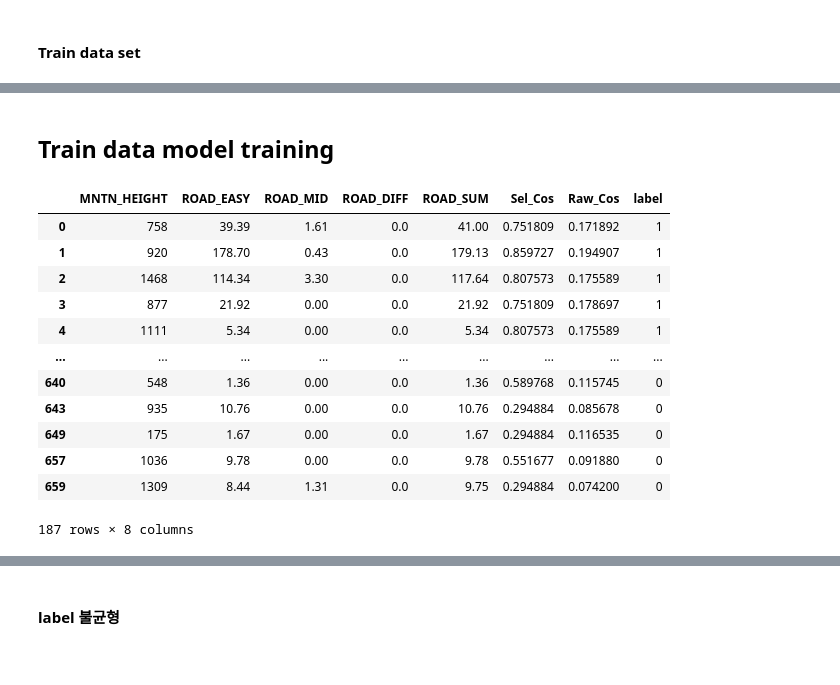
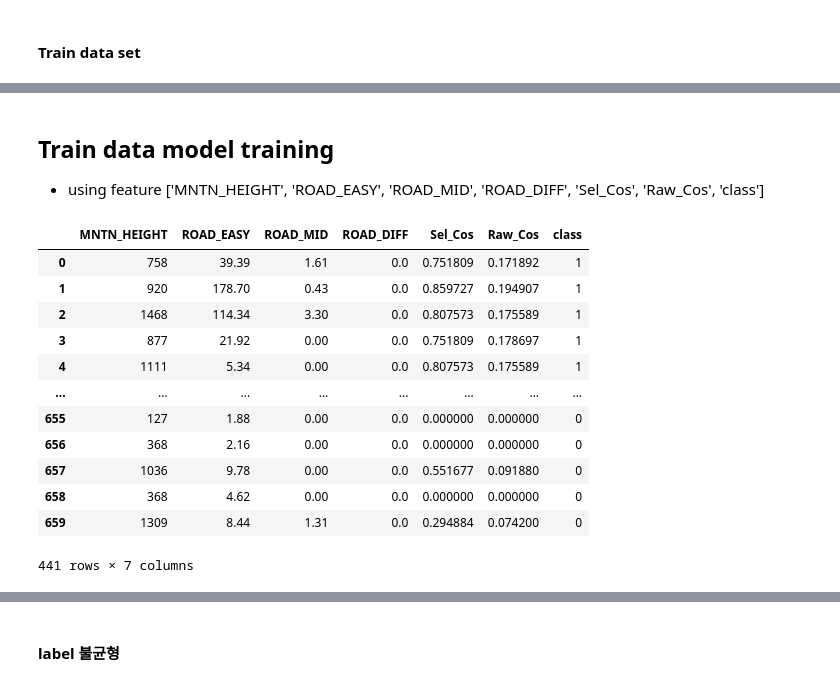
Before and after one commit to YSdoubleM/Passion_Mountain, a Jupyter notebook: Proj_modeling3.ipynb, the cells around one changed output, grey strips where cells are left out. Drawn from its saved outputs; the diff is of its cells as text; code cells hidden in the pictures.

```diff
--- a/Proj_modeling3.ipynb
+++ b/Proj_modeling3.ipynb
@@ -62,6 +81,6 @@ memory usage: 10.4+ KB
 # %%
 cnt = 0
-for i in range(703):
+for i in range(len(GMT)):
     if GMT.iloc[i]['MNTN_NM'] in list(plus_100['name']):
         cnt += 1
 cnt
@@ -77,6 +96,6 @@ mntn_nm = pd.read_csv('../data/Proj/MT_rname.csv')
 # %%
 GMT_100 = pd.DataFrame(columns = column)
 # %%
-for i in range(703):
+for i in range(len(GMT)):
     if GMT.iloc[i,1] in goodmn:
         GMT_100 = GMT_100.append(pd.DataFrame([list(GMT.iloc[i].values)], columns = column), ignore_index=True)
@@ -83,3 +118,2 @@ for i in range(703):
 # %%
-GMT_100['label'] = 1
-BMT['label'] = 0
+GMT_100['class'] = 1
@@ -92,2 +119,0 @@ for i in range(111):
-# %%
-BMT.iloc[39:40, 11] = 1
@@ -125,22 +146,24 @@ memory usage: 19.0+ KB
 # %% [markdown]
 ## Train data model training
+- using feature
+    ['MNTN_HEIGHT', 'ROAD_EASY', 'ROAD_MID', 'ROAD_DIFF', 'Sel_Cos', 'Raw_Cos', 'class']
 # %%
-MT_train = MT_tr[['MNTN_HEIGHT', 'ROAD_EASY', 'ROAD_MID', 'ROAD_DIFF', 'ROAD_SUM', 'Sel_Cos', 'Raw_Cos', 'label']]
+MT_train = MT_tr[['MNTN_HEIGHT', 'ROAD_EASY', 'ROAD_MID', 'ROAD_DIFF', 'Sel_Cos', 'Raw_Cos', 'class']]
 MT_train
 # %% [output]
-|  | MNTN_HEIGHT | ROAD_EASY | ROAD_MID | ROAD_DIFF | ROAD_SUM | Sel_Cos | Raw_Cos | label |
-| 0 | 758 | 39.39 | 1.61 | 0.0 | 41.00 | 0.751809 | 0.171892 | 1 |
-| 1 | 920 | 178.70 | 0.43 | 0.0 | 179.13 | 0.859727 | 0.194907 | 1 |
-| 2 | 1468 | 114.34 | 3.30 | 0.0 | 117.64 | 0.807573 | 0.175589 | 1 |
-| 3 | 877 | 21.92 | 0.00 | 0.0 | 21.92 | 0.751809 | 0.178697 | 1 |
-| 4 | 1111 | 5.34 | 0.00 | 0.0 | 5.34 | 0.807573 | 0.175589 | 1 |
-| ... | ... | ... | ... | ... | ... | ... | ... | ... |
-| 640 | 548 | 1.36 | 0.00 | 0.0 | 1.36 | 0.589768 | 0.115745 | 0 |
-| 643 | 935 | 10.76 | 0.00 | 0.0 | 10.76 | 0.294884 | 0.085678 | 0 |
-| 649 | 175 | 1.67 | 0.00 | 0.0 | 1.67 | 0.294884 | 0.116535 | 0 |
-| 657 | 1036 | 9.78 | 0.00 | 0.0 | 9.78 | 0.551677 | 0.091880 | 0 |
-| 659 | 1309 | 8.44 | 1.31 | 0.0 | 9.75 | 0.294884 | 0.074200 | 0 |
+|  | MNTN_HEIGHT | ROAD_EASY | ROAD_MID | ROAD_DIFF | Sel_Cos | Raw_Cos | class |
+| 0 | 758 | 39.39 | 1.61 | 0.0 | 0.751809 | 0.171892 | 1 |
+| 1 | 920 | 178.70 | 0.43 | 0.0 | 0.859727 | 0.194907 | 1 |
+| 2 | 1468 | 114.34 | 3.30 | 0.0 | 0.807573 | 0.175589 | 1 |
+| 3 | 877 | 21.92 | 0.00 | 0.0 | 0.751809 | 0.178697 | 1 |
+| 4 | 1111 | 5.34 | 0.00 | 0.0 | 0.807573 | 0.175589 | 1 |
+| ... | ... | ... | ... | ... | ... | ... | ... |
+| 655 | 127 | 1.88 | 0.00 | 0.0 | 0.000000 | 0.000000 | 0 |
+| 656 | 368 | 2.16 | 0.00 | 0.0 | 0.000000 | 0.000000 | 0 |
+| 657 | 1036 | 9.78 | 0.00 | 0.0 | 0.551677 | 0.091880 | 0 |
+| 658 | 368 | 4.62 | 0.00 | 0.0 | 0.000000 | 0.000000 | 0 |
+| 659 | 1309 | 8.44 | 1.31 | 0.0 | 0.294884 | 0.074200 | 0 |
-187 rows × 8 columns
+441 rows × 7 columns
 # %%
 MT_train.to_csv('../data/Proj/UseData/MT_train_z.csv', encoding='utf-8', index=False)
 # %%
```
Also changed, not shown: parts of 51 cells of this notebook.
